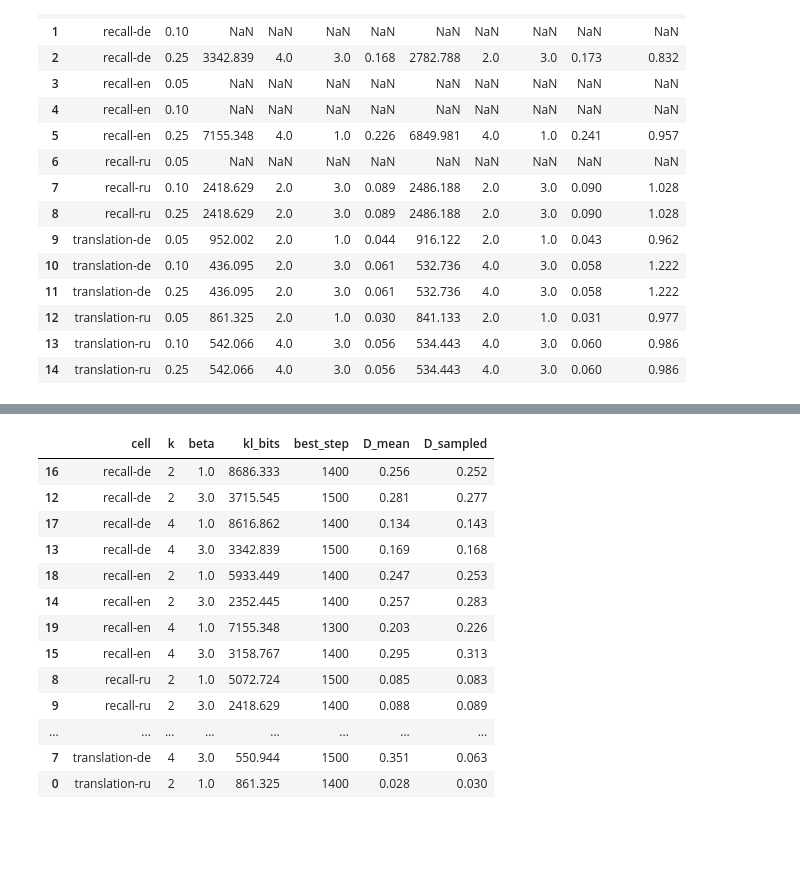
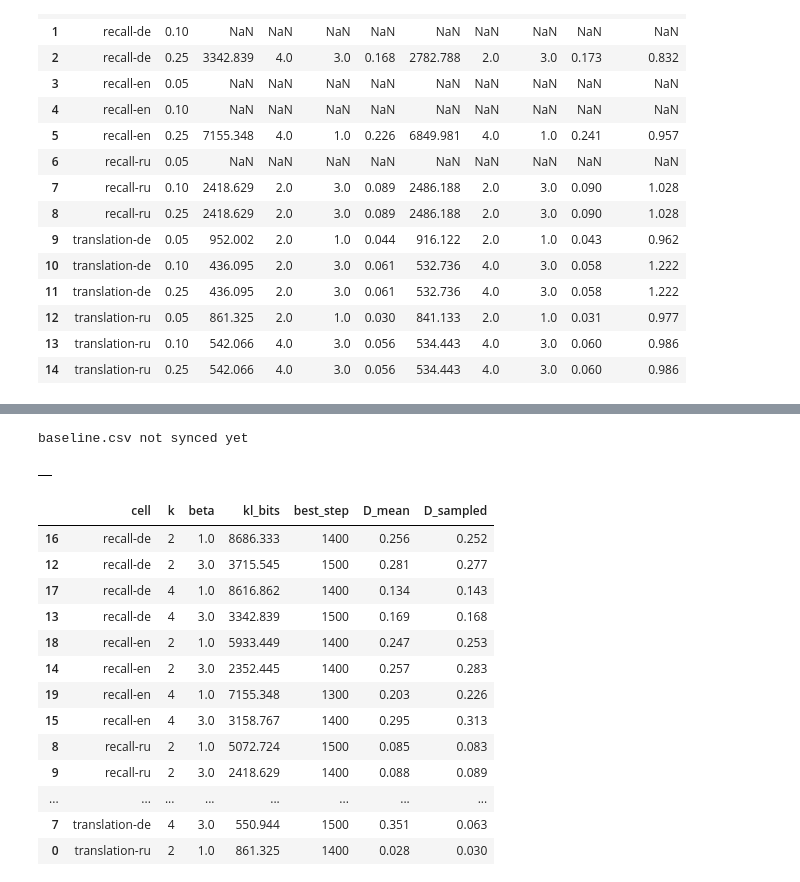
Before and after one commit to sirotenkogeorgii/prefix-programs, a Jupyter notebook: notebooks/01_figures.ipynb, the cells around one changed output, grey strips where cells are left out. Cells and saved outputs as stored; diff of their text form; code cells hidden in the pictures; blank space fills up the shorter version.

```diff
--- a/notebooks/01_figures.ipynb
+++ b/notebooks/01_figures.ipynb
@@ -173,3 +179,13 @@ fbs = frontier.frontier_by_seed(f2_all, OPS_X, cells=load.MEASURABLE); fbs.to_cs
+# %%
+from prefixlab.analysis import baseline as bl
+bs = bl.baseline_distortion(T["baseline"], fl) if len(T["baseline"]) else pd.DataFrame()
+bs.to_csv(TAB / "baseline.csv", index=False)
+if len(bs): display(bs.pivot(index="cell", columns=["kind", "k"], values="D_mean").round(3))
+else: print("baseline.csv not synced yet")
+bs.round(3)
+# %% [output]
+baseline.csv not synced yet
+|  |
 # %%
 # posterior mean vs sampled distortion, flat2 rows
 f2[["cell", "k", "beta", "kl_bits", "best_step", "D", "D_sampled"]].rename(columns={"D": "D_mean"}).sort_values(["cell", "k", "beta"])
```
Also changed, not shown: parts of 4 cells of this notebook, 10 other files.
